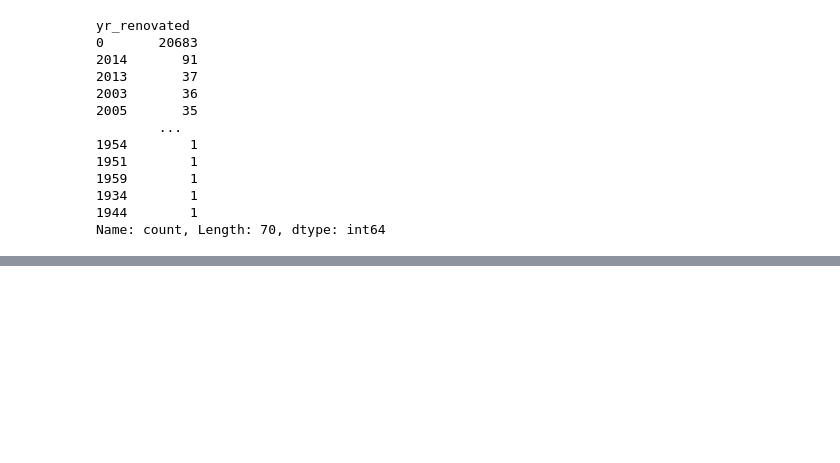
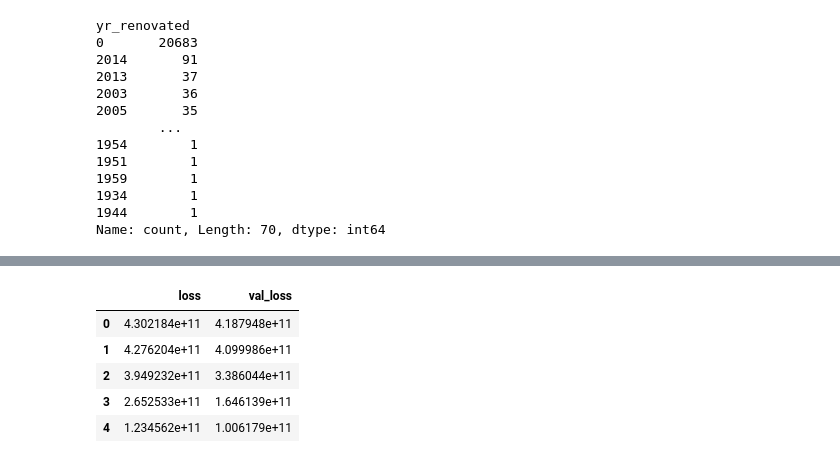
Before and after one commit to fatemeabbasi/DeepLearnin, a Jupyter notebook: house price.ipynb, the cells around one changed output, grey strips where cells are left out. Saved outputs shown, nothing was run; the diff lists cells and outputs as text; code cells hidden in the pictures; blank space fills up the shorter version.

```diff
--- a/house price.ipynb
+++ b/house price.ipynb
@@ -322,0 +409,9 @@ Name: count, Length: 70, dtype: int64
+# %%
+losses.head()
+# %% [output]
+|  | loss | val_loss |
+| 0 | 4.302184e+11 | 4.187948e+11 |
+| 1 | 4.276204e+11 | 4.099986e+11 |
+| 2 | 3.949232e+11 | 3.386044e+11 |
+| 3 | 2.652533e+11 | 1.646139e+11 |
+| 4 | 1.234562e+11 | 1.006179e+11 |
```
Also changed, not shown: parts of 30 cells of this notebook.
